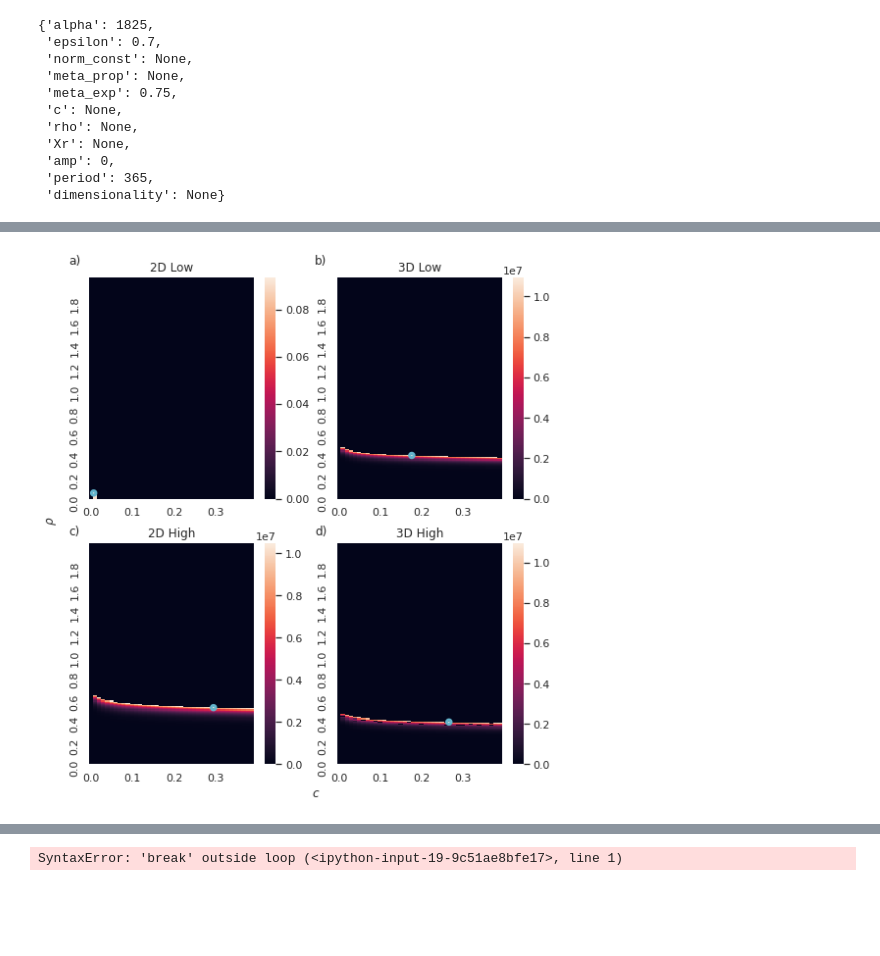
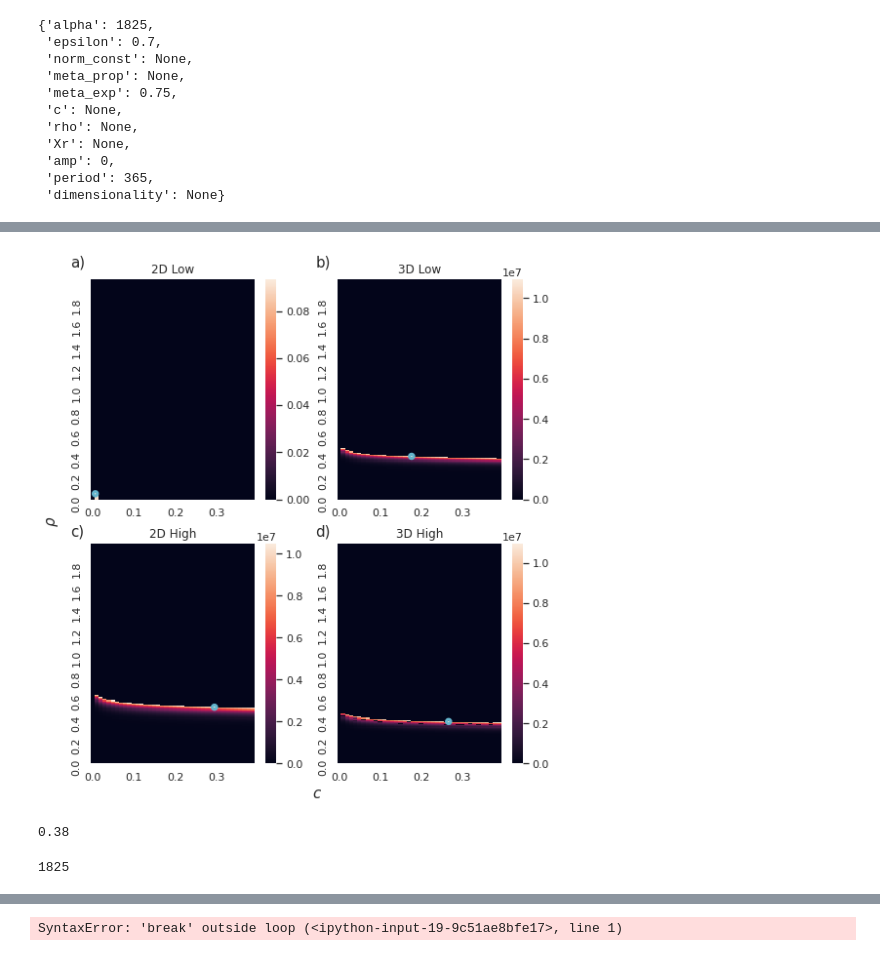
Before and after one commit to Don-Burns/Masters_Project, a Jupyter notebook: code/Report_Plots.ipynb, the cells around one changed output, grey strips where cells are left out. Cells and saved outputs as stored; diff of their text form; code cells hidden in the pictures; blank space fills up the shorter version.

```diff
--- a/code/Report_Plots.ipynb
+++ b/code/Report_Plots.ipynb
@@ -37,8 +37,8 @@ a4_sheet = array([8.3, 11.7]) # in inches
 a4_width = a4_sheet[0]
 a4_heigth = a4_sheet[1]
 a4_box = array([8.3, 8.3])
-titlefont = 10
-labelfont = 5
+titlefont = 30
+labelfont = 15
 # %%
 c_labels = [i if i in arange(0, 1.1, 0.1) else None for i in c_vec]
 rho_labels = [i if i in arange(0, 1.1, 0.1) else None for i in rho_vec]
@@ -453,37 +482,46 @@ for res in resources:
 
         ## plot the result
         #heatmap
         #tick labels
         c_labels = [i if i in around(arange(0, max(c_vec), 0.1), decimals=1)
                     else None for i in around(c_vec, decimals=2)]
 
         rho_labels = [i if i in around(arange(0, max(rho_vec), 0.2), decimals=1)
                     else None for i in around(rho_vec, decimals=2)]
 
         sb.heatmap(repro_array,
                 xticklabels = c_labels,
                 yticklabels= rho_labels,
                    linewidths=0.0,rasterized=True).invert_yaxis() # ^linewidths and rasterized to stop gridlines whens saved as pdf
         #scale circle for highest value with resolution of heatmap
         offset = resolution *10
         size = resolution * 2000
         # circle highest value
         plt.scatter(j+offset, i+offset, s=size, linewidth=3,
                     facecolors='none', edgecolors='c' )
 #         plt.ylabel("rho")
 #         plt.xlabel("c")
 
 #common axis labels
 fig.add_subplot(111, frameon=False)
 # figure labels
-plt.text(0.09, 0.9, "a)",transform=fig.transFigure)
-plt.text(0.51, 0.9, "b)",transform=fig.transFigure)
-plt.text(0.09, 0.48, "c)",transform=fig.transFigure)
-plt.text(0.51, 0.48, "d)",transform=fig.transFigure)
+plt.text(0.09, 0.9, "a)",transform=fig.transFigure, fontsize=labelfont)
+plt.text(0.51, 0.9, "b)",transform=fig.transFigure, fontsize=labelfont)
+plt.text(0.09, 0.48, "c)",transform=fig.transFigure, fontsize=labelfont)
+plt.text(0.51, 0.48, "d)",transform=fig.transFigure, fontsize=labelfont)
 plt.grid(False)
 plt.tick_params(labelcolor="none")
-plt.xlabel("$c$")
-plt.ylabel('$\\rho$')
+plt.xlabel("$c$", fontsize=labelfont)
+plt.ylabel('$\\rho$', fontsize=labelfont)
 plt.savefig("../results/report_3D2D_HighLowResCLEAN_meta_exp_075.pdf")
 # %% [output]
-[figure, old version]
+[figure, new version]
+# %%
+rho_vec[38]
+# %% [output]
+0.38
+# %%
+F.find_max(repro_array)
+365*5
+# %% [output]
+1825
```
Also changed, not shown: parts of 9 cells of this notebook, 1 other file.
